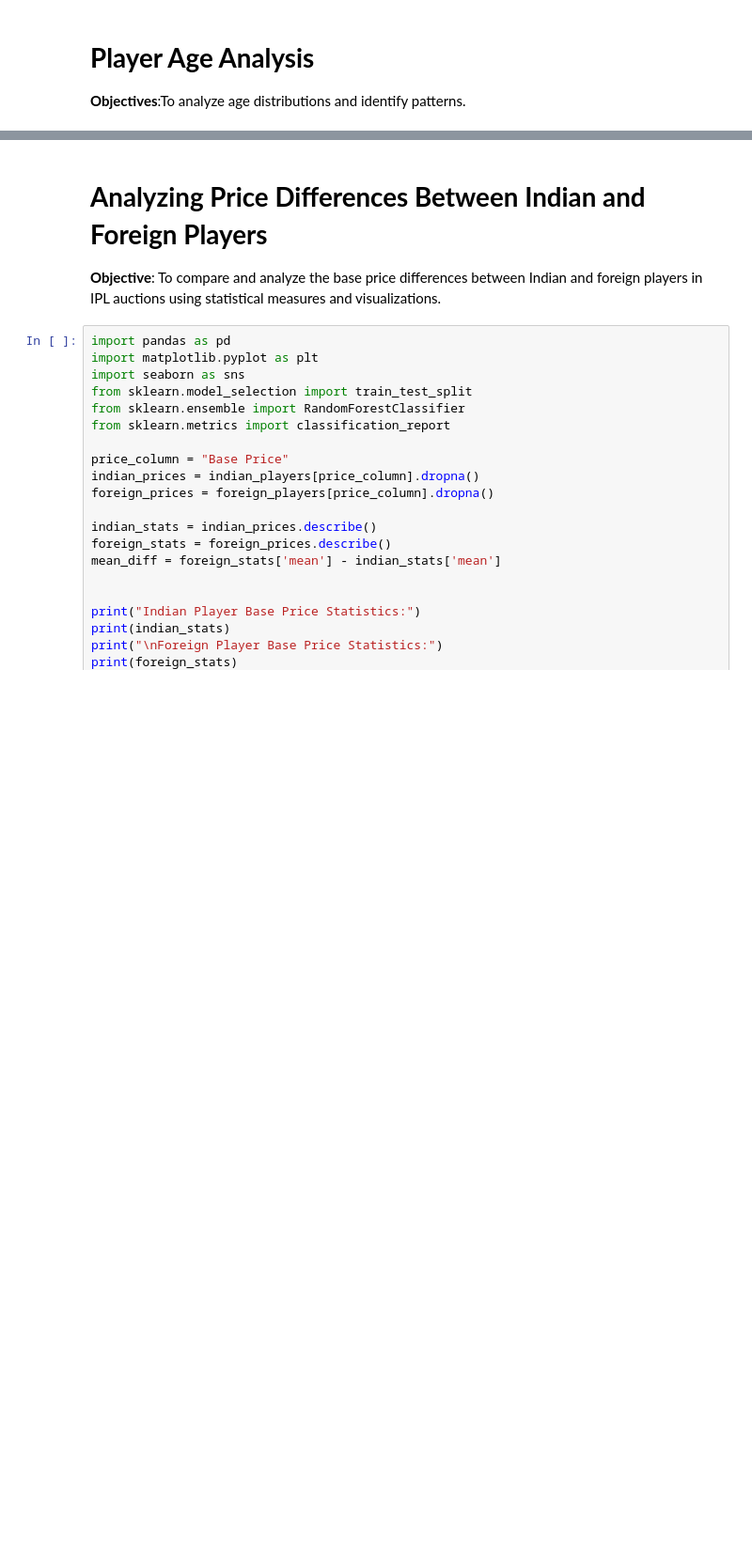
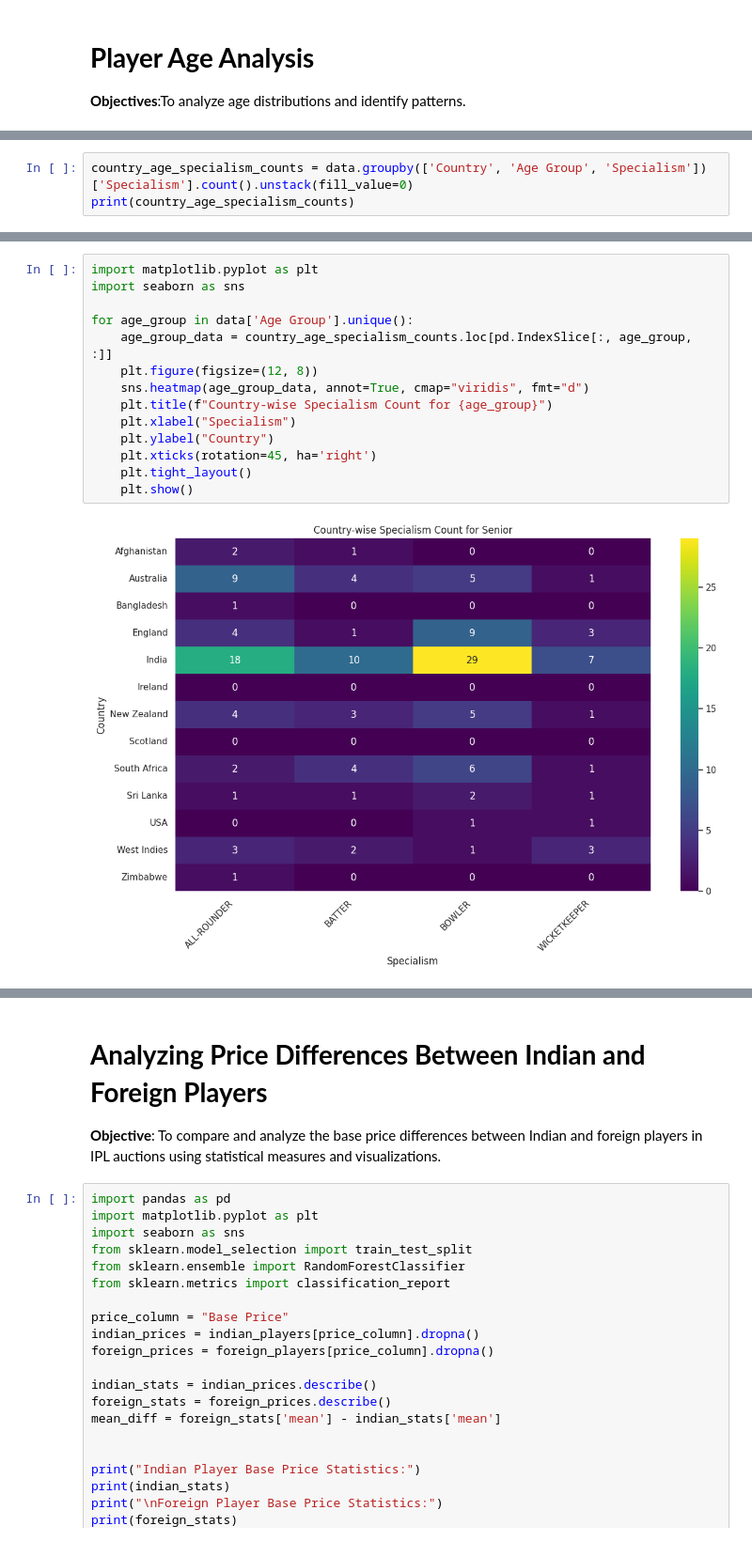
Before and after one commit to SedhuRSK/Analysis, a Jupyter notebook: Analysis_of_TATA_IPL_2025_Auction.ipynb, the cells around one changed output, grey strips where cells are left out. Shown at 94% size. Cells and saved outputs as stored; diff of their text form; blank space fills up the shorter version.

```diff
--- a/Analysis_of_TATA_IPL_2025_Auction.ipynb
+++ b/Analysis_of_TATA_IPL_2025_Auction.ipynb
@@ -108,0 +288,3 @@ plt.show()
+# %%
+country_age_specialism_counts = data.groupby(['Country', 'Age Group', 'Specialism'])['Specialism'].count().unstack(fill_value=0)
+print(country_age_specialism_counts)
@@ -108,0 +309,16 @@ plt.show()
+# %%
+import matplotlib.pyplot as plt
+import seaborn as sns
+
+for age_group in data['Age Group'].unique():
+    age_group_data = country_age_specialism_counts.loc[pd.IndexSlice[:, age_group, :]]
+    plt.figure(figsize=(12, 8))
+    sns.heatmap(age_group_data, annot=True, cmap="viridis", fmt="d")
+    plt.title(f"Country-wise Specialism Count for {age_group}")
+    plt.xlabel("Specialism")
+    plt.ylabel("Country")
+    plt.xticks(rotation=45, ha='right')
+    plt.tight_layout()
+    plt.show()
+# %% [output]
+[figure, added]
```
Also changed, not shown: parts of 14 cells of this notebook.
